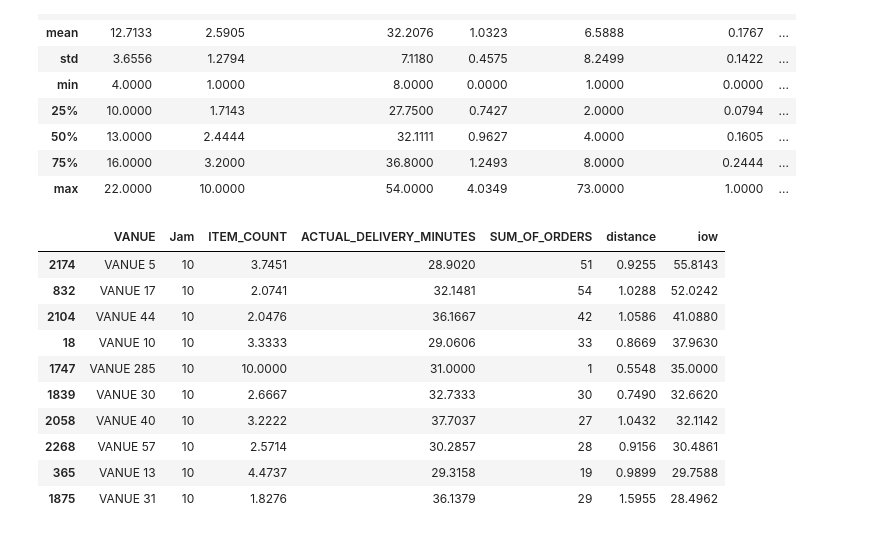
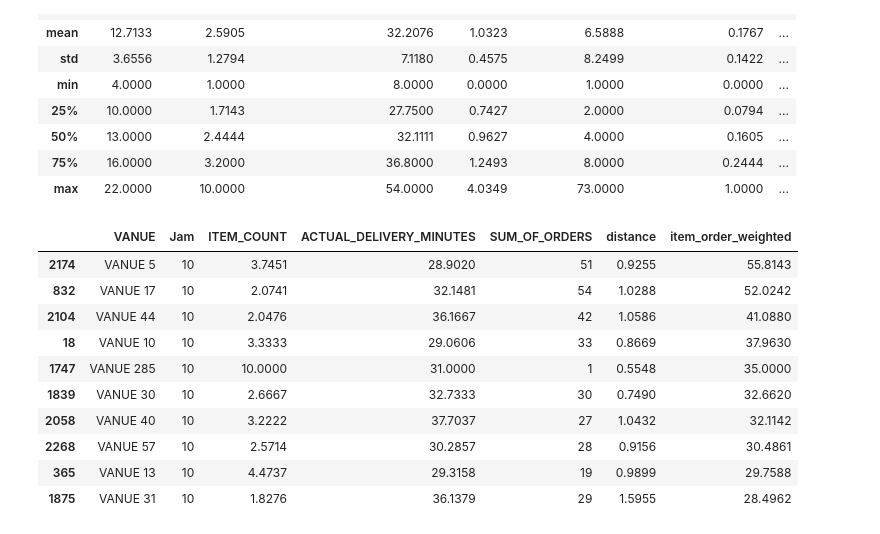
Before and after one commit to FransiscoReadyPermana/Food-Delivery, a Jupyter notebook: python/1.ipynb, the cells around one changed output. Drawn from its saved outputs; the diff is of its cells as text; code cells hidden in the pictures.

```diff
--- a/python/1.ipynb
+++ b/python/1.ipynb
@@ -335,14 +354,14 @@ Groupby_df.describe()
 | 75% | 16.0000 | 3.2000 | 36.8000 | 1.2493 | 8.0000 | 0.2444 | ... |
 | max | 22.0000 | 10.0000 | 54.0000 | 4.0349 | 73.0000 | 1.0000 | ... |
 # %%
-sorted = Groupby_df.sort_values(by=['iow', 'DISTANCE_scalled', 'ACTUAL_DELIVERY_MINUTES_scalled'], ascending=[False, False, True])
+sorted = Groupby_df.sort_values(by=['item_order_weighted', 'DISTANCE_scalled', 'ACTUAL_DELIVERY_MINUTES_scalled'], ascending=[False, False, True])
 # %%
 def recom(jam, topk, data):
-  return data[data['Jam'] == jam][['VANUE', 'Jam', 'ITEM_COUNT', 'ACTUAL_DELIVERY_MINUTES', 'SUM_OF_ORDERS','distance', 'iow']].head(topk)
+  return data[data['Jam'] == jam][['VANUE', 'Jam', 'ITEM_COUNT', 'ACTUAL_DELIVERY_MINUTES', 'SUM_OF_ORDERS','distance', 'item_order_weighted']].head(topk)
 
 recom(jam=10, topk=10, data=sorted)
 # %% [output]
-|  | VANUE | Jam | ITEM_COUNT | ACTUAL_DELIVERY_MINUTES | SUM_OF_ORDERS | distance | iow |
+|  | VANUE | Jam | ITEM_COUNT | ACTUAL_DELIVERY_MINUTES | SUM_OF_ORDERS | distance | item_order_weighted |
 | 2174 | VANUE 5 | 10 | 3.7451 | 28.9020 | 51 | 0.9255 | 55.8143 |
 | 832 | VANUE 17 | 10 | 2.0741 | 32.1481 | 54 | 1.0288 | 52.0242 |
 | 2104 | VANUE 44 | 10 | 2.0476 | 36.1667 | 42 | 1.0586 | 41.0880 |
```
Also changed, not shown: parts of 3 cells of this notebook, 3 other files.
